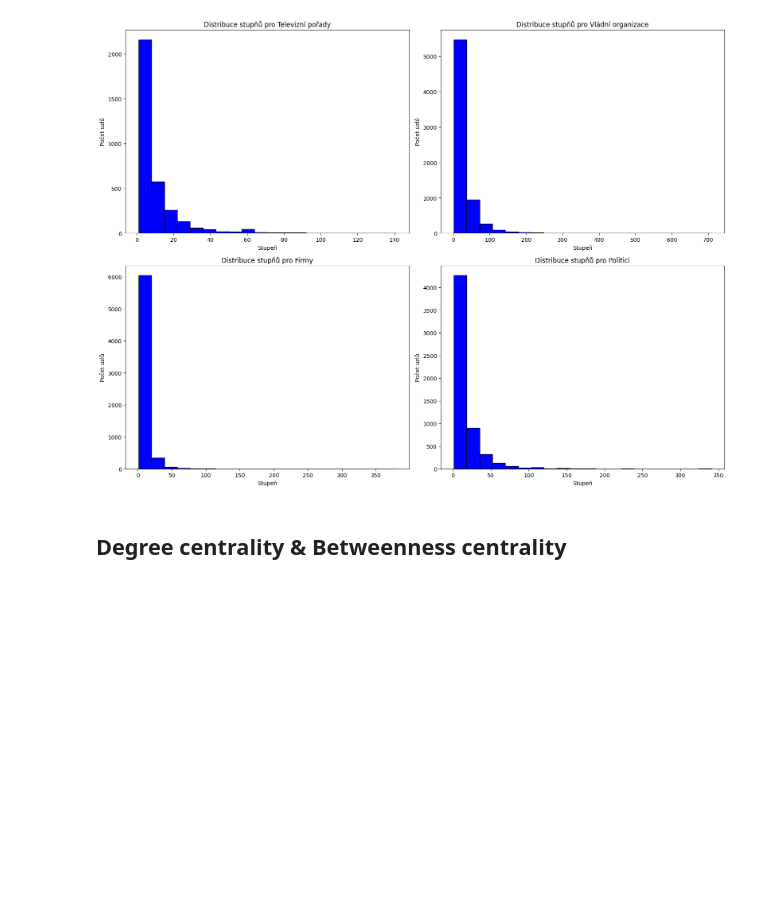
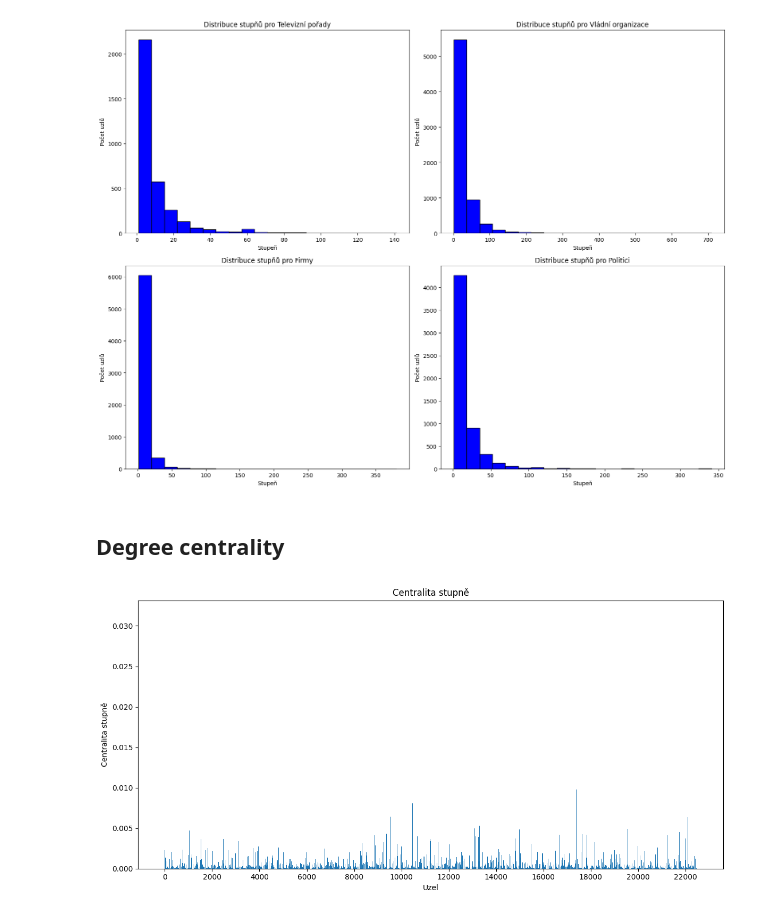
Before and after one commit to SLI0124/metody-analyzy-siti-i, a Jupyter notebook: project/data_visualisation.ipynb, the cells around one changed output. Saved outputs shown, nothing was run; the diff lists cells and outputs as text; code cells hidden in the pictures; blank space fills up the shorter version.

```diff
--- a/project/data_visualisation.ipynb
+++ b/project/data_visualisation.ipynb
@@ -461,30 +515,24 @@ plt.show()
 # %% [output]
 [figure]
 # %% [markdown]
-## Degree centrality & Betweenness centrality
+## Degree centrality
 # %%
-# Create 1x2 grid of subplots (side by side)
-fig, ax = plt.subplots(1, 2, figsize=(14, 6))
+degree_centrality = nx.degree_centrality(G)
 
-# Degree Centrality
-nodes = list(G.nodes())
-degree_values = list(nx.degree_centrality(G).values())
+# Plot degree centrality
+plt.figure(figsize=(12, 6))
+plt.bar(degree_centrality.keys(), degree_centrality.values())
+plt.title('Centralita stupně')
+plt.xlabel('Uzel')
+plt.ylabel('Centralita stupně')
 
-# Approximate Betweenness Centrality
-between_values = list(nx.betweenness_centrality(G, k=100, seed=42).values())
-
-# Plot Degree Centrality
-ax[0].bar(nodes, degree_values, color='b')
-ax[0].set_title('Stupňová centralita')
-ax[0].set_xlabel('Uzly')
-ax[0].set_ylabel('Stupňová centralita')
-
-# Plot Betweenness Centrality
-ax[1].bar(nodes, between_values, color='b')
-ax[1].set_title('Betweenness centralita')
-ax[1].set_xlabel('Uzly')
-ax[1].set_ylabel('Betweenness centralita')
+# Set custom x-ticks with a gap of 2000
+plt.xticks(range(0, len(degree_centrality), 2000))
 
 plt.tight_layout()
-plt.savefig(save_path + 'centrality.png')
+
+# Save and show the plot
+plt.savefig(save_path + 'degree_centrality.png')
 plt.show()
+# %% [output]
+[figure, added]
```
Also changed, not shown: parts of 42 cells of this notebook, 5 other files.
